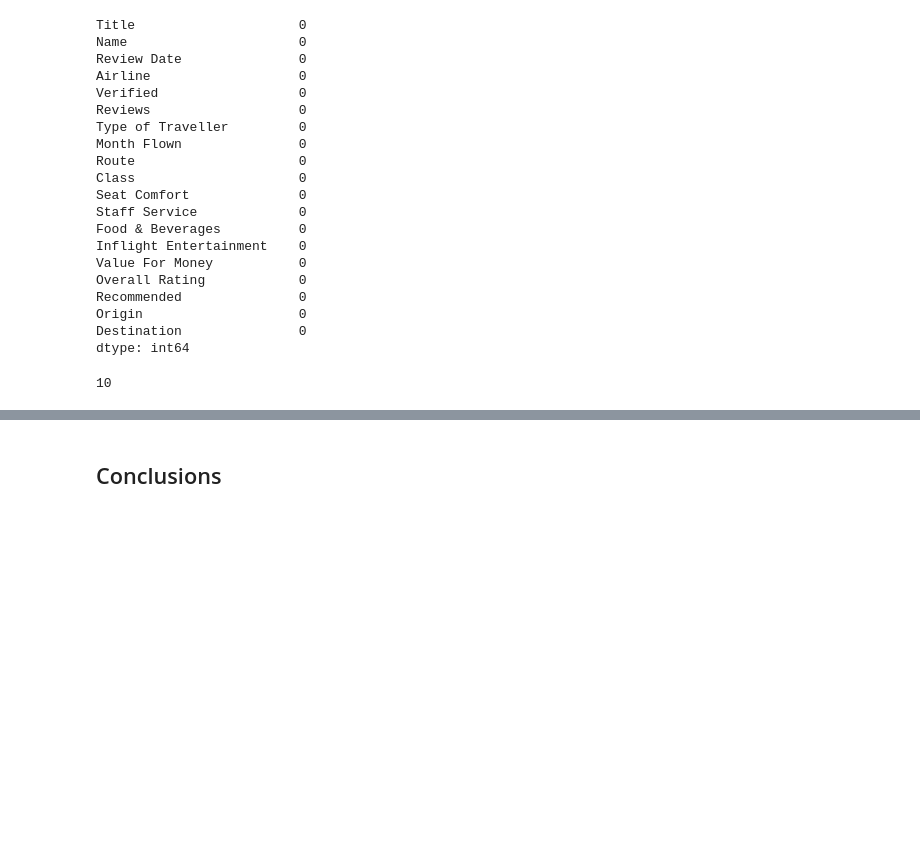
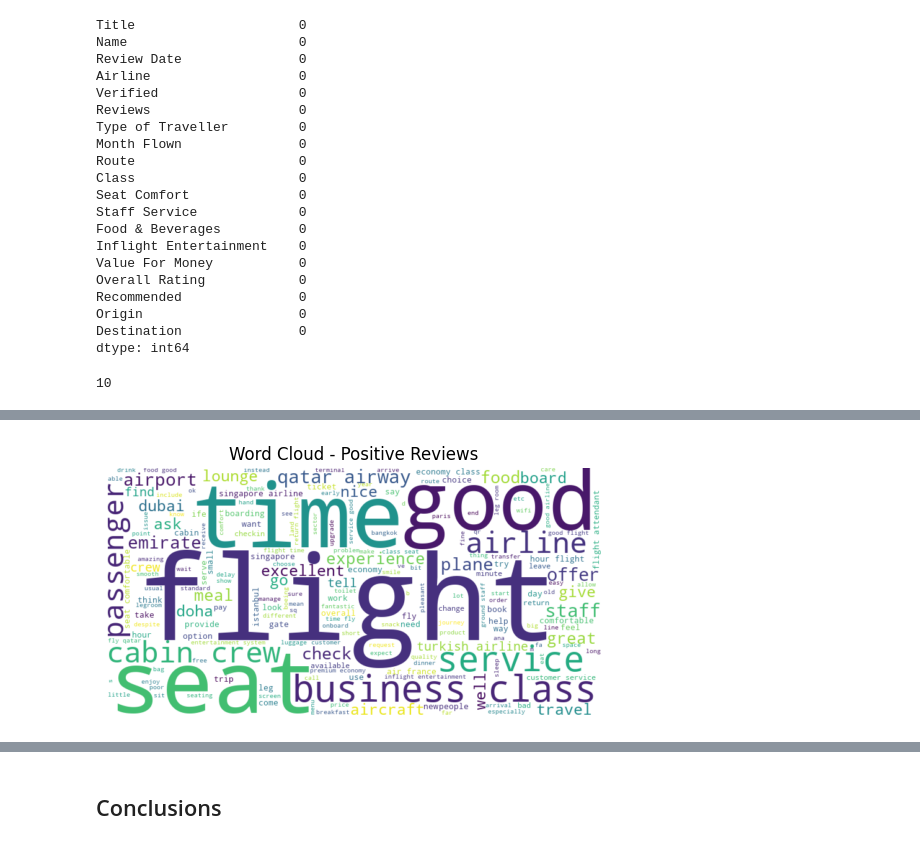
Before and after one commit to RaananHileman/Airline-Review-Analysis, a Jupyter notebook: Airline Review Analysis/Airlines_Review.ipynb, the cells around one changed output, grey strips where cells are left out. Cells and saved outputs as stored; diff of their text form; code cells hidden in the pictures; blank space fills up the shorter version.

```diff
--- a/Airline Review Analysis/Airlines_Review.ipynb
+++ b/Airline Review Analysis/Airlines_Review.ipynb
@@ -253,0 +348,83 @@ Create a plot to visualize the average stay duration for each room type.
+# %%
+# ======================
+# 1️⃣ FORMAL STATISTICAL TEST
+# ======================
+
+# ANOVA to see if the mean "Overall Rating" differs between airlines
+# H0: All airlines have the same average rating.
+# H1: At least one airline has a different mean rating
+# This gives a statistical foundation before interpreting differences between airlines.
+
+
+anova_result = stats.f_oneway(
+    *[df_merged[df_merged["Airline"] == airline]["Overall Rating"]
+      for airline in df_merged["Airline"].unique()]
+)
+
+print("ANOVA F =", anova_result.statistic)
+print("p-value =", anova_result.pvalue)
+
+if anova_result.pvalue < 0.05:
+    print("Reject H0: significant differences in ratings between airlines")
+else:
+    print("Fail to reject H0: no sufficient evidence of differences")
+
+# ======================
+# 2️⃣ TEXT CLEANING
+# ======================
+
+nlp = spacy.load("en_core_web_sm")
+
+def clean_text(text):
+    text = text.lower()
+    text = re.sub(r"[^a-zA-Z\s]", "", text)  # remove punctuation
+    doc = nlp(text)
+    tokens = [token.lemma_ for token in doc if not token.is_stop]
+    return " ".join(tokens)
+
+df_merged["Reviews_clean"] = df_merged["Reviews"].apply(clean_text)
+
+# ======================
+# 3️⃣ SENTIMENT ANALYSIS
+# ======================
+# Reviews contain subjective opinions. Using sentiment analysis lets us quantify positive, negative, and neutral sentiments in text reviews, which provides a high-level view of customer satisfaction.
+
+nltk.download('vader_lexicon')
+sia = SentimentIntensityAnalyzer()
+
+df_merged["sentiment_score"] = df_merged["Reviews"].apply(lambda x: sia.polarity_scores(x)["compound"])
+df_merged["sentiment_label"] = df_merged["sentiment_score"].apply(
+    lambda s: "positive" if s > 0.05 else "negative" if s < -0.05 else "neutral"
+)
+
+print(df_merged["sentiment_label"].value_counts())
+
+# ======================
+# 4️⃣ WORD CLOUD FOR POSITIVE REVIEWS
+# ======================
+# To understand frequent themes in reviews, we applied word clouds and LDA.
+# Word clouds visualize the most common words quickly.
+
+text_positive = " ".join(df_merged[df_merged["sentiment_label"]=="positive"]["Reviews_clean"])
+wordcloud = WordCloud(width=800, height=400, background_color="white").generate(text_positive)
+
+plt.imshow(wordcloud, interpolation="bilinear")
+plt.axis("off")
+plt.title("Word Cloud - Positive Reviews")
+plt.show()
+
+# ======================
+# 5️⃣ TOPIC MODELING (LDA)
+# ======================
+# LDA uncovers underlying topics or recurring themes in customer feedback, helping identify strengths (e.g., “service”, “business class”) and weaknesses (e.g., “delay”, “bag”).
+
+vectorizer = CountVectorizer(max_df=0.9, min_df=10, stop_words="english")
+X = vectorizer.fit_transform(df_merged["Reviews_clean"])
+
+lda = LatentDirichletAllocation(n_components=5, random_state=42)
+lda.fit(X)
+
+words = vectorizer.get_feature_names_out()
+for idx, topic in enumerate(lda.components_):
+    print(f"Topic {idx+1}: ", [words[i] for i in topic.argsort()[-10:]])
+# %% [output]
@@ -253,0 +442 @@ Create a plot to visualize the average stay duration for each room type.
+[figure, added]
```
Also changed, not shown: parts of 13 cells of this notebook.
